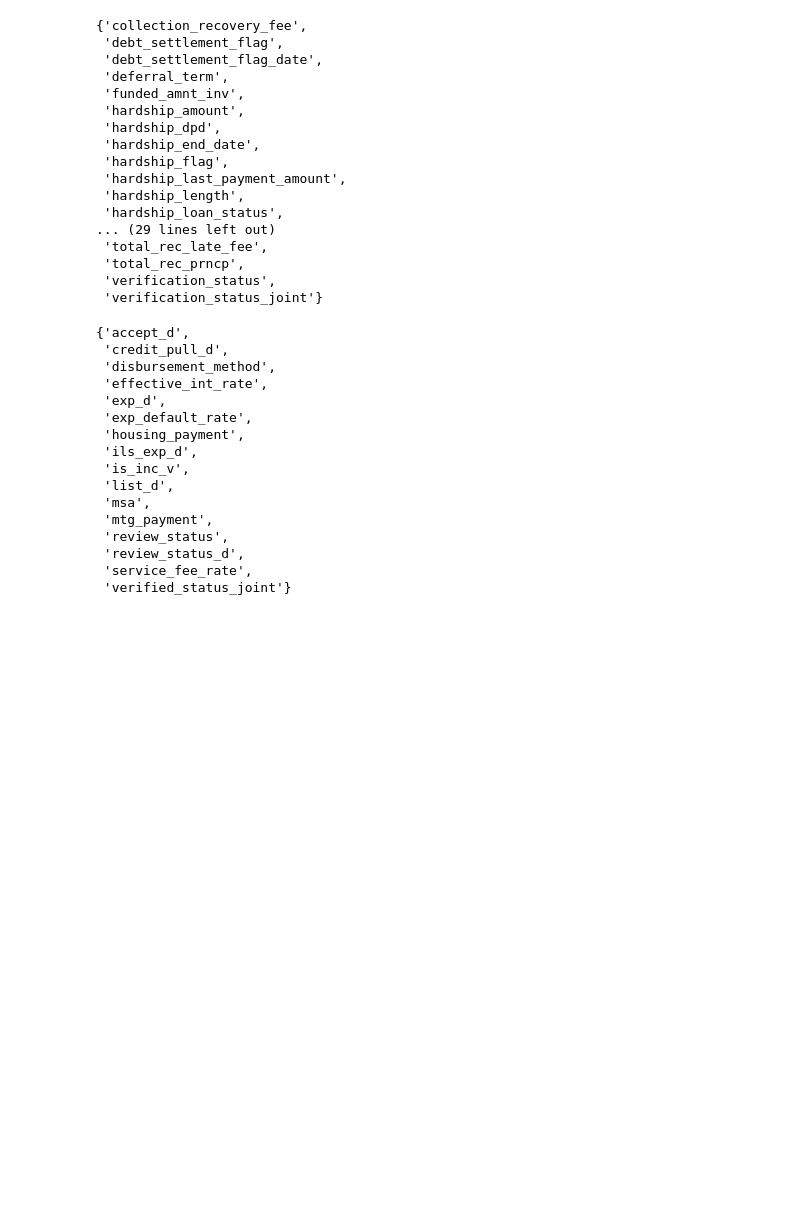
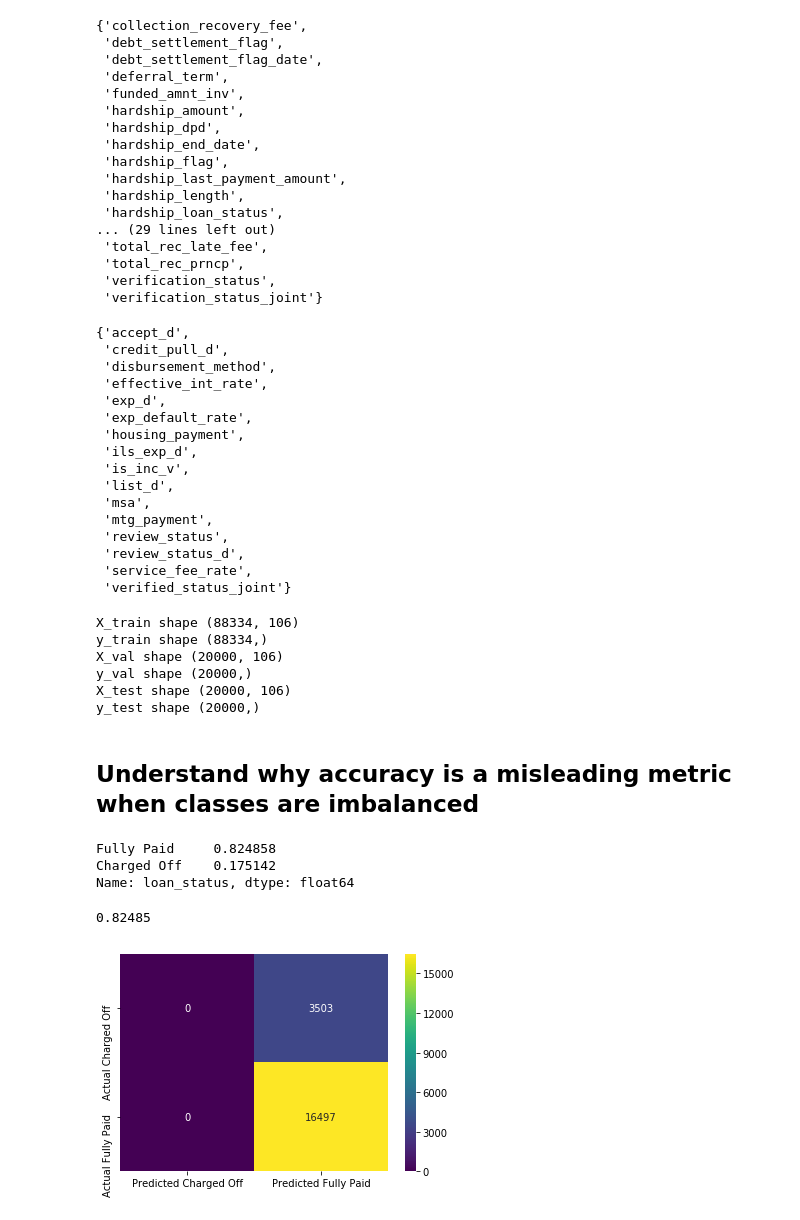
Before and after one commit to LambdaSchool/DS-Unit-2-Classification-2, a Jupyter notebook: Nicolae_Dubenco_class_imbalance_roc_auc.ipynb, the cells around one changed output. Cells and saved outputs as stored; diff of their text form; code cells hidden in the pictures; blank space fills up the shorter version.

```diff
--- a/Nicolae_Dubenco_class_imbalance_roc_auc.ipynb
+++ b/Nicolae_Dubenco_class_imbalance_roc_auc.ipynb
@@ -174,3 +177,67 @@ just_current
  'review_status_d',
  'service_fee_rate',
  'verified_status_joint'}
+# %%
+# train on historical data. for features, use only the common columns shared by
+# the historical & current data. for the target, use 'loan_status'
+
+features = list(common_columns)
+target = 'loan_status'
+X = history[features]
+y = history[target]
+# %%
+# do train/validate/test 3 way split
+from sklearn.model_selection import train_test_split
+
+X_trainval, X_test, y_trainval, y_test = train_test_split(
+    X, y, test_size=20000, stratify=y, random_state=42)
+
+X_train, X_val, y_train, y_val = train_test_split(
+    X_trainval, y_trainval, test_size=20000, stratify=y_trainval, random_state=42)
+
+print('X_train shape', X_train.shape)
+print('y_train shape', y_train.shape)
+print('X_val shape', X_val.shape)
+print('y_val shape', y_val.shape)
+print('X_test shape', X_test.shape)
+print('y_test shape', y_test.shape)
+# %% [output]
+X_train shape (88334, 106)
+y_train shape (88334,)
+X_val shape (20000, 106)
+y_val shape (20000,)
+X_test shape (20000, 106)
+y_test shape (20000,)
+# %% [markdown]
+## Understand why accuracy is a misleading metric when classes are imbalanced
+# %%
+# get accuracy score
+y_train.value_counts(normalize=True)
+# %% [output]
+Fully Paid     0.824858
+Charged Off    0.175142
+Name: loan_status, dtype: float64
+# %%
+import numpy as np
+from sklearn.metrics import accuracy_score
+majority_class = y_train.mode()[0]
+y_pred = np.full_like(y_val, fill_value=majority_class)
+accuracy_score(y_val, y_pred)
+# %% [output]
+0.82485
+# %%
+# get confusion matrix for majority class baseline
+from sklearn.metrics import confusion_matrix
+from sklearn.utils.multiclass import unique_labels
+
+def plot_confusion_matrix(y_true, y_pred):
+  labels = unique_labels(y_true)
+  columns = [f'Predicted {label}' for label in labels]
+  index = [f'Actual {label}' for label in labels]
+  table = pd.DataFrame(confusion_matrix(y_true, y_pred),
+                      columns=columns, index=index)
+  return sns.heatmap(table, annot=True, fmt='d', cmap='viridis')
+# %%
+plot_confusion_matrix(y_val, y_pred);
+# %% [output]
+[figure, added]
```
Also changed, not shown: parts of 20 cells of this notebook.
